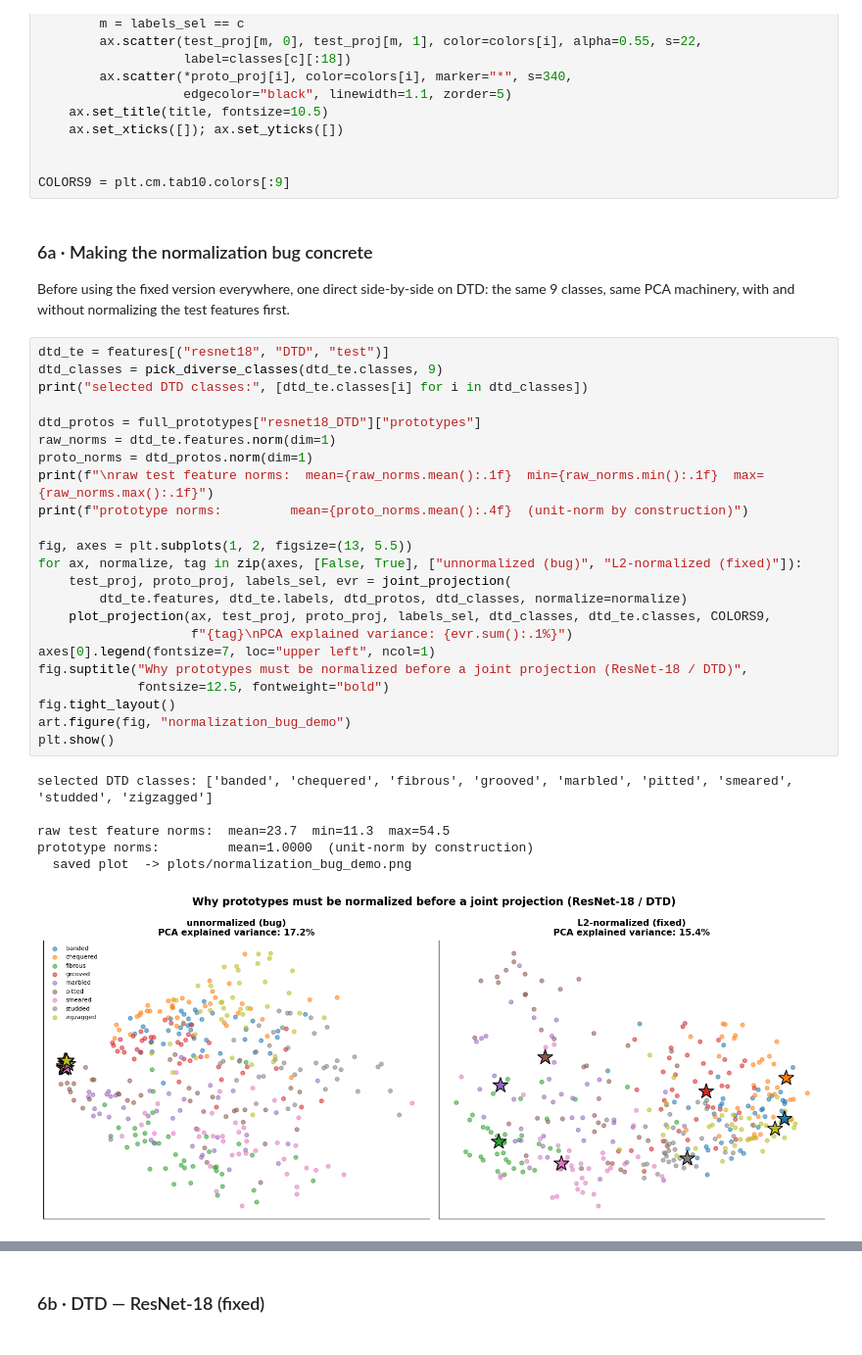
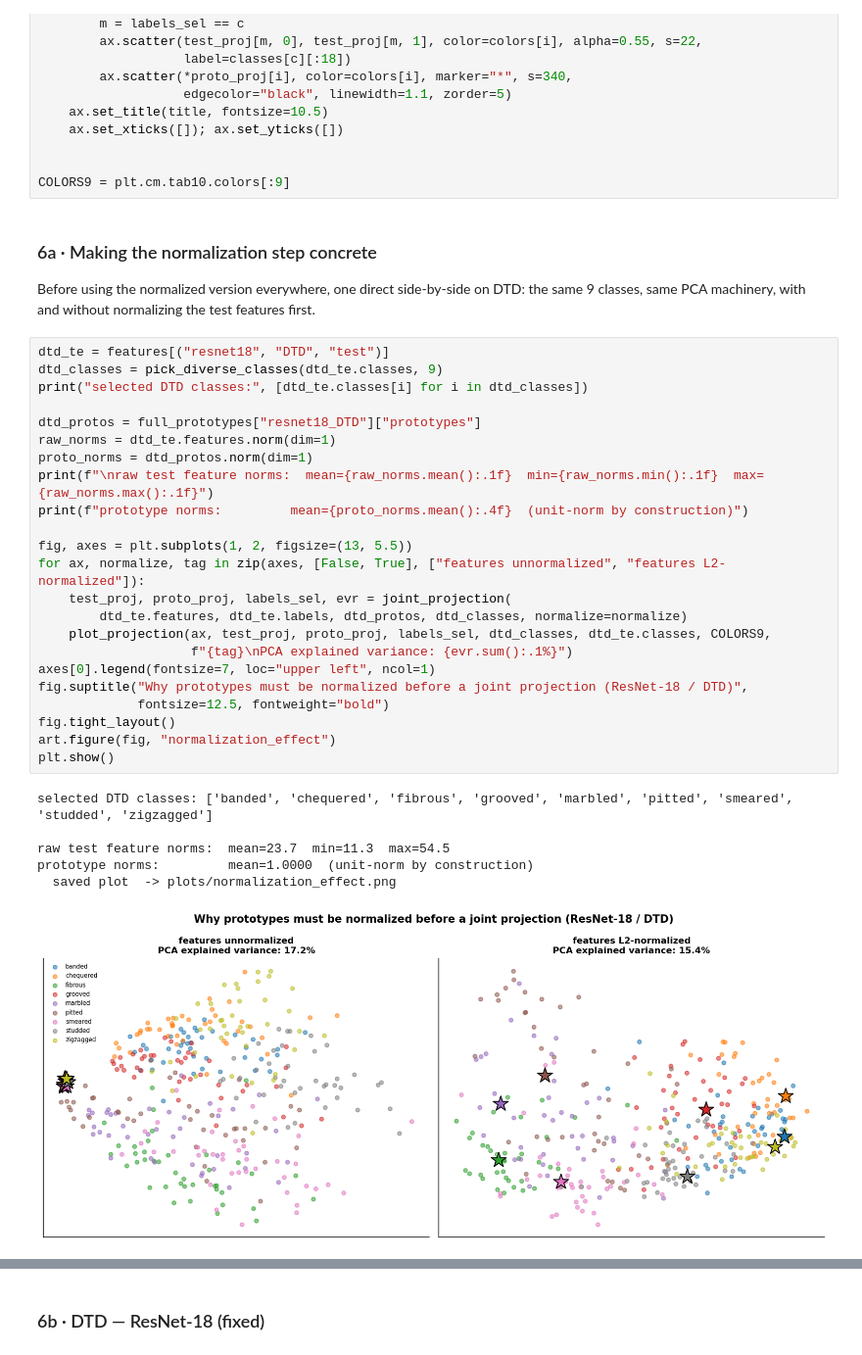
Before and after one commit to Yousef-Shihade/FrozenFlow, a Jupyter notebook: Stage_1/Work/05_analysis/code/05_analysis.ipynb, the cells around one changed output, grey strips where cells are left out. Shown at 98% size. Saved outputs shown, nothing was run; the diff lists cells and outputs as text.

```diff
--- a/Stage_1/Work/05_analysis/code/05_analysis.ipynb
+++ b/Stage_1/Work/05_analysis/code/05_analysis.ipynb
@@ -432,40 +431,40 @@ def plot_projection(ax, test_proj, proto_proj, labels_sel, selected_idxs, classe
 
 COLORS9 = plt.cm.tab10.colors[:9]
 # %% [markdown]
-### 6a · Making the normalization bug concrete
+### 6a · Making the normalization step concrete
 
-Before using the fixed version everywhere, one direct side-by-side on DTD: the same 9 classes,
+Before using the normalized version everywhere, one direct side-by-side on DTD: the same 9 classes,
 same PCA machinery, with and without normalizing the test features first.
 # %%
 dtd_te = features[("resnet18", "DTD", "test")]
 dtd_classes = pick_diverse_classes(dtd_te.classes, 9)
 print("selected DTD classes:", [dtd_te.classes[i] for i in dtd_classes])
 
 dtd_protos = full_prototypes["resnet18_DTD"]["prototypes"]
 raw_norms = dtd_te.features.norm(dim=1)
 proto_norms = dtd_protos.norm(dim=1)
 print(f"\nraw test feature norms:  mean={raw_norms.mean():.1f}  min={raw_norms.min():.1f}  max={raw_norms.max():.1f}")
 print(f"prototype norms:         mean={proto_norms.mean():.4f}  (unit-norm by construction)")
 
 fig, axes = plt.subplots(1, 2, figsize=(13, 5.5))
-for ax, normalize, tag in zip(axes, [False, True], ["unnormalized (bug)", "L2-normalized (fixed)"]):
+for ax, normalize, tag in zip(axes, [False, True], ["features unnormalized", "features L2-normalized"]):
     test_proj, proto_proj, labels_sel, evr = joint_projection(
         dtd_te.features, dtd_te.labels, dtd_protos, dtd_classes, normalize=normalize)
     plot_projection(ax, test_proj, proto_proj, labels_sel, dtd_classes, dtd_te.classes, COLORS9,
                     f"{tag}\nPCA explained variance: {evr.sum():.1%}")
 axes[0].legend(fontsize=7, loc="upper left", ncol=1)
 fig.suptitle("Why prototypes must be normalized before a joint projection (ResNet-18 / DTD)",
              fontsize=12.5, fontweight="bold")
 fig.tight_layout()
-art.figure(fig, "normalization_bug_demo")
+art.figure(fig, "normalization_effect")
 plt.show()
 # %% [output]
 selected DTD classes: ['banded', 'chequered', 'fibrous', 'grooved', 'marbled', 'pitted', 'smeared', 'studded', 'zigzagged']
 
 raw test feature norms:  mean=23.7  min=11.3  max=54.5
 prototype norms:         mean=1.0000  (unit-norm by construction)
-  saved plot  -> plots/normalization_bug_demo.png
+  saved plot  -> plots/normalization_effect.png
-[figure, old version]
+[figure, new version]
 # %% [markdown]
 Left panel: every star (prototype) is squeezed into a narrow band because the PCA axes are
 dominated by the ~30-unit spread of the raw test features, leaving prototypes' unit-scale
```
Also changed, not shown: parts of 15 cells of this notebook, 34 other files.
